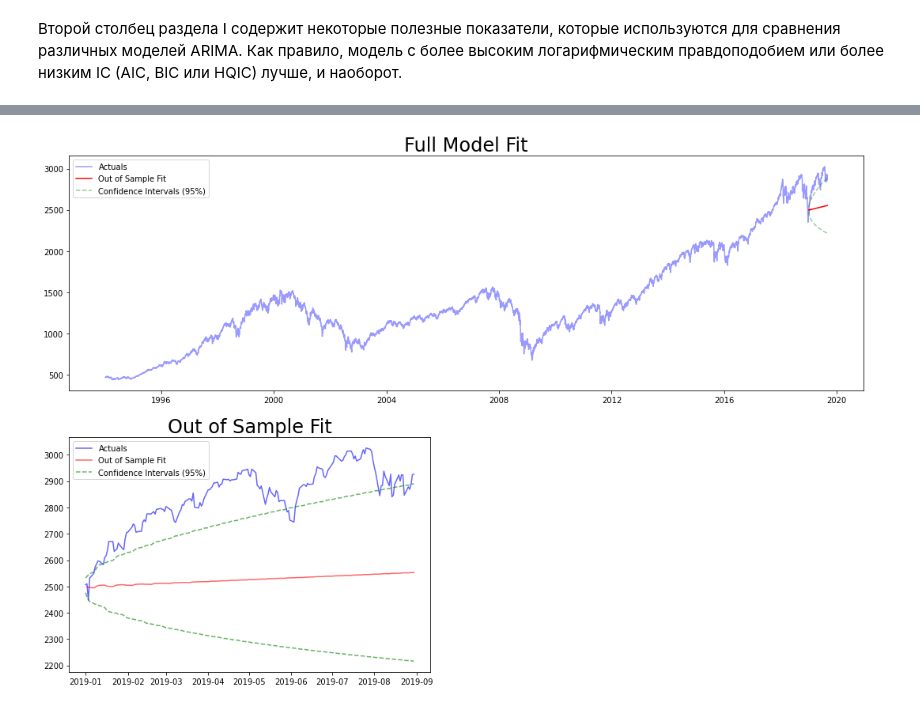
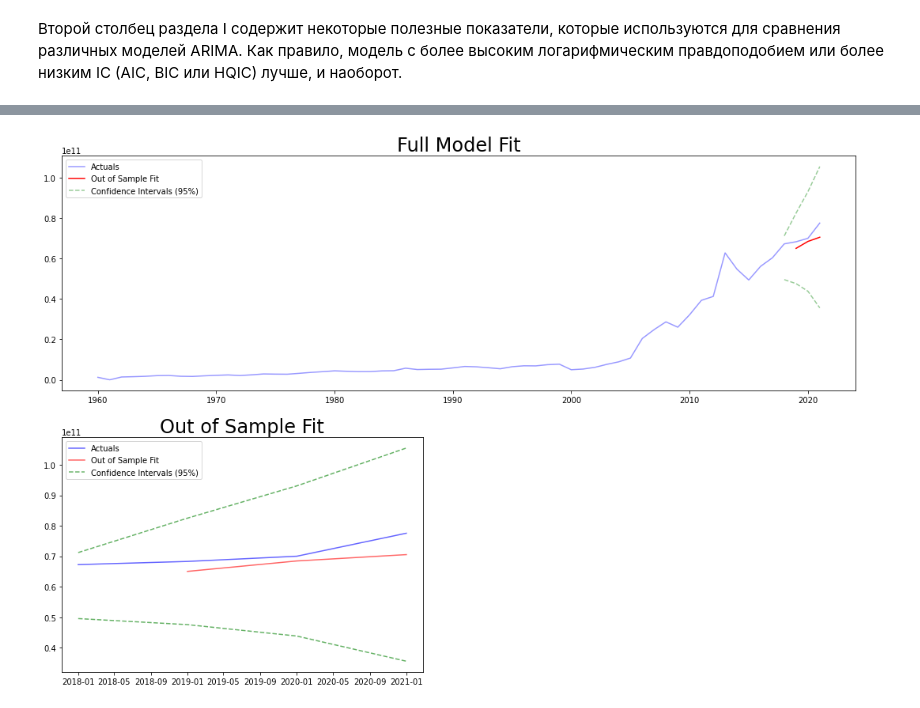
Before and after one commit to sphinxscorp/SF_data_science, a Jupyter notebook: MATH&ML-13. Временные ряды. Часть II/project-Ghana_GDP.ipynb, the cells around one changed output, grey strips where cells are left out. Saved outputs shown, nothing was run; the diff lists cells and outputs as text; code cells hidden in the pictures.

```diff
--- a/MATH&ML-13. Временные ряды. Часть II/project-Ghana_GDP.ipynb
+++ b/MATH&ML-13. Временные ряды. Часть II/project-Ghana_GDP.ipynb
@@ -149,7 +144,7 @@ adfuller(train_df["GDP"].diff(1).dropna())
 # %%
 from statsmodels.tsa.arima.model import ARIMA
 
-arima_model = ARIMA(train_df["spx"].dropna(), order = (1, 1, 1))
+arima_model = ARIMA(train_df["GDP"].dropna(), order = (2, 3, 1))
 arima_model_fit = arima_model.fit()
 arima_model_fit.summary()
 # %% [output]
@@ -228,35 +173,35 @@ Warnings:
 # %%
 pred_df = pd.DataFrame(index = data.index)
-pred_df["model_preds"] = seas_model_fit.predict(start = test_df.index[1], end = test_df.index[-1])
+pred_df["model_preds"] = arima_model_fit.predict(start = test_df.index[1], end = test_df.index[-1])
 
 
-pred_df["spx"] = data["spx"]
+pred_df["GDP"] = data["GDP"]
 
-forecast = seas_model_fit.get_forecast(len(test_df.index))
+forecast = arima_model_fit.get_forecast(len(test_df.index))
 forecast_df = forecast.conf_int(alpha = 0.05) # Confidence level of 95%
 
-pred_df.at[test_df.index, "model_preds_lower"] = forecast_df["lower spx"]
-pred_df.at[test_df.index, "model_preds_upper"] = forecast_df["upper spx"]
+pred_df.at[test_df.index, "model_preds_lower"] = forecast_df["lower GDP"]
+pred_df.at[test_df.index, "model_preds_upper"] = forecast_df["upper GDP"]
 # %%
 plt.rcParams["figure.figsize"] = 18, 12
 
 plt.subplot(2, 1, 1)
-plt.plot(pred_df["spx"], color = "blue", label = "Actuals", alpha = 0.4)
+plt.plot(pred_df["GDP"], color = "blue", label = "Actuals", alpha = 0.4)
 plt.plot(pred_df.loc[test_df.index]["model_preds"], color = "red", linestyle = "-", label = "Out of Sample Fit")
 plt.plot(pred_df.loc[test_df.index]["model_preds_lower"], color = "green", linestyle = "--", label = "Confidence Intervals (95%)", alpha = 0.4)
 plt.plot(pred_df.loc[test_df.index]["model_preds_upper"], color = "green", linestyle = "--", alpha = 0.4)
 plt.title("Full Model Fit", size = 24)
 plt.legend()
 
 plt.subplot(2, 2, 3)
-plt.plot(pred_df.loc[test_df.index]["spx"], color = "blue", label = "Actuals", alpha = 0.6)
+plt.plot(pred_df.loc[test_df.index]["GDP"], color = "blue", label = "Actuals", alpha = 0.6)
 plt.plot(pred_df.loc[test_df.index]["model_preds"], color = "red", linestyle = "-", label = "Out of Sample Fit", alpha = 0.6)
 plt.plot(pred_df.loc[test_df.index]["model_preds_lower"], color = "green", linestyle = "--", label = "Confidence Intervals (95%)", alpha = 0.6)
 plt.plot(pred_df.loc[test_df.index]["model_preds_upper"], color = "green", linestyle = "--", alpha = 0.6)
 plt.title("Out of Sample Fit", size = 24)
 plt.legend()
 
 plt.show()
 # %% [output]
-[figure, old version]
+[figure, new version]
 # %%
```
Also changed, not shown: parts of 12 cells of this notebook.
